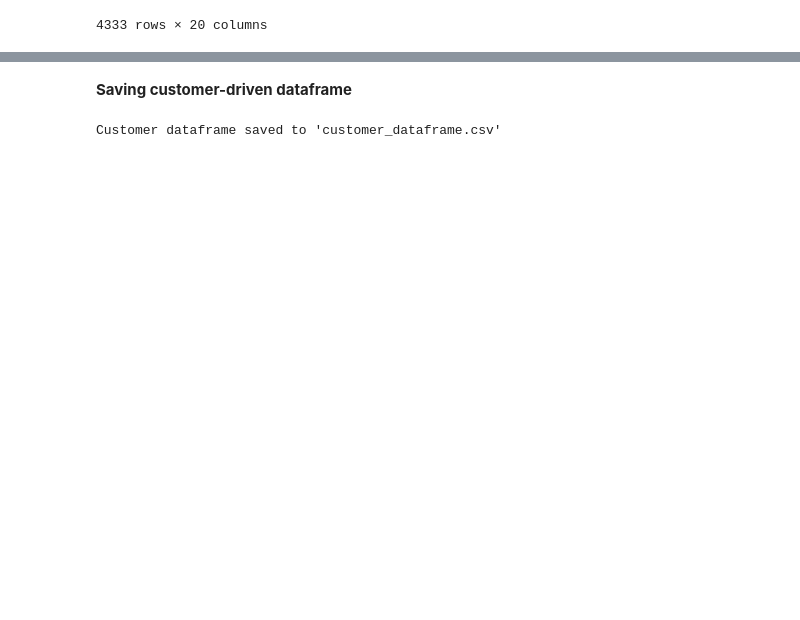
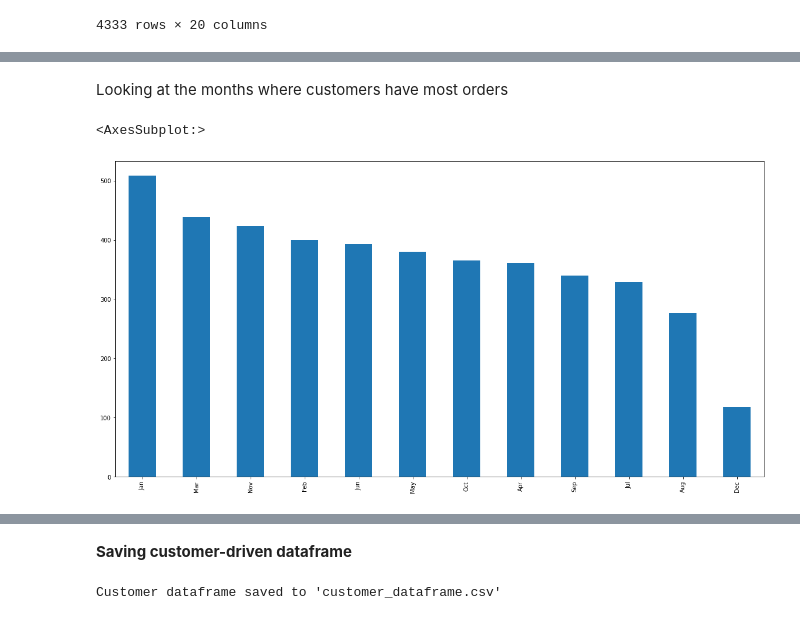
Before and after one commit to AlexPasqua/DM-project, a Jupyter notebook: CustomerDataset.ipynb, the cells around one changed output, grey strips where cells are left out. Drawn from its saved outputs; the diff is of its cells as text; code cells hidden in the pictures; blank space fills up the shorter version.

Commit message:
Customer notebook is now clean

```diff
--- a/CustomerDataset.ipynb
+++ b/CustomerDataset.ipynb
@@ -180,0 +167,26 @@ for customer in tqdm(df['CustomerID'].unique(), total=len(data), desc="Iterating
+# %%
+mean_order_month = [elem / 12 for elem in total_orders]  # mean amount of orders per month
+mean_prod_month = [elem / 12 for elem in total_products] # mean amount of products bought per month
+mean_sale_month = [elem / 12 for elem in total_sale]     # mean amount spent per month
+
+month_with_most_orders = {}                              # month with most orders per customer
+df['BasketDate'] = pd.to_datetime(df["BasketDate"])
+months = {1:'Jan', 2:'Feb', 3:'Mar', 4:'Apr', 5:'May', 6:'Jun', 7:'Jul', 8:'Aug', 9:'Sep', 10:'Oct', 11:'Nov', 12:'Dec'}
+
+for customer in tqdm(df['CustomerID'].unique(), total=len(df['CustomerID'].unique()), desc="Understanding month with most orders per customer"):
+    orders_per_month = {1:[], 2:[], 3:[], 4:[], 5:[], 6:[], 7:[], 8:[], 9:[], 10:[], 11:[], 12:[]}
+    df_aux = df.loc[df['CustomerID'] == customer,['BasketID','BasketDate']]
+    for _,r in df_aux.iterrows():
+        orders_per_month[r['BasketDate'].month].append(r['BasketID'])
+
+    orders_per_month_count = {}
+    max_val, max_key = -1, -1
+    for key,value in orders_per_month.items():
+        orders_per_month_count[key] = len(set(value))
+
+    for key,value in orders_per_month_count.items():
+        if value > max_val:
+            max_val = value
+            max_key = key
+
+    month_with_most_orders[customer] = months[max_key]
@@ -347,0 +402,7 @@ print(len(data[data['MeanProdOrder'] > 2500]))
+# %% [markdown]
+Looking at the months where customers have most orders
+# %%
+data['MaxOrderMonth'].value_counts().plot(kind='bar', figsize=(20,10))
+# %% [output]
+<AxesSubplot:>
+[figure, added]
```
Also changed, not shown: parts of 31 cells of this notebook, 1 other file.
